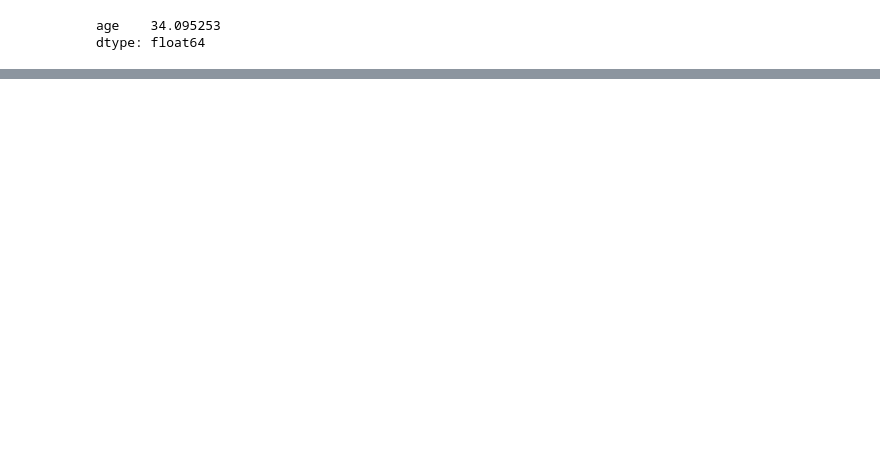
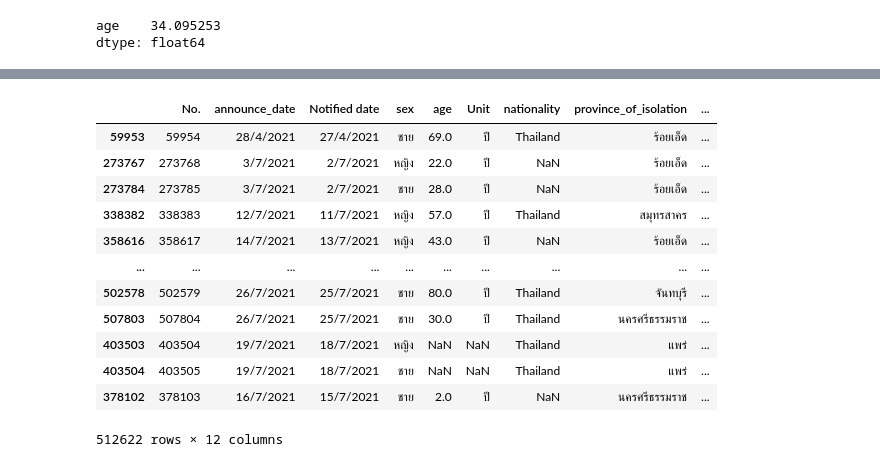
Before and after one commit to Chanunchida-May/DWDM21, a Jupyter notebook: Data_Preprocessing_(chapter3).ipynb, the cells around one changed output, grey strips where cells are left out. Cells and saved outputs as stored; diff of their text form; code cells hidden in the pictures; blank space fills up the shorter version.

```diff
--- a/Data_Preprocessing_(chapter3).ipynb
+++ b/Data_Preprocessing_(chapter3).ipynb
@@ -735,0 +969,18 @@ dtype: float64
+# %%
+data_cases2_nomissingage[['any']] = data_cases2_nomissingage[['age']].fillna(data_cases2_nomissingage['age'].mean())
+# %%
+data_cases2_nomissingage
+# %% [output]
+|  | No. | announce_date | Notified date | sex | age | Unit | nationality | province_of_isolation | ... |
+| 59953 | 59954 | 28/4/2021 | 27/4/2021 | ชาย | 69.0 | ปี | Thailand | ร้อยเอ็ด | ... |
+| 273767 | 273768 | 3/7/2021 | 2/7/2021 | หญิง | 22.0 | ปี | NaN | ร้อยเอ็ด | ... |
+| 273784 | 273785 | 3/7/2021 | 2/7/2021 | ชาย | 28.0 | ปี | NaN | ร้อยเอ็ด | ... |
+| 338382 | 338383 | 12/7/2021 | 11/7/2021 | หญิง | 57.0 | ปี | Thailand | สมุทรสาคร | ... |
+| 358616 | 358617 | 14/7/2021 | 13/7/2021 | หญิง | 43.0 | ปี | NaN | ร้อยเอ็ด | ... |
+| ... | ... | ... | ... | ... | ... | ... | ... | ... | ... |
+| 502578 | 502579 | 26/7/2021 | 25/7/2021 | ชาย | 80.0 | ปี | Thailand | จันทบุรี | ... |
+| 507803 | 507804 | 26/7/2021 | 25/7/2021 | ชาย | 30.0 | ปี | Thailand | นครศรีธรรมราช | ... |
+| 403503 | 403504 | 19/7/2021 | 18/7/2021 | หญิง | NaN | NaN | Thailand | แพร่ | ... |
+| 403504 | 403505 | 19/7/2021 | 18/7/2021 | ชาย | NaN | NaN | Thailand | แพร่ | ... |
+| 378102 | 378103 | 16/7/2021 | 15/7/2021 | ชาย | 2.0 | ปี | NaN | นครศรีธรรมราช | ... |
+512622 rows × 12 columns
```
Also changed, not shown: parts of 33 cells of this notebook.
